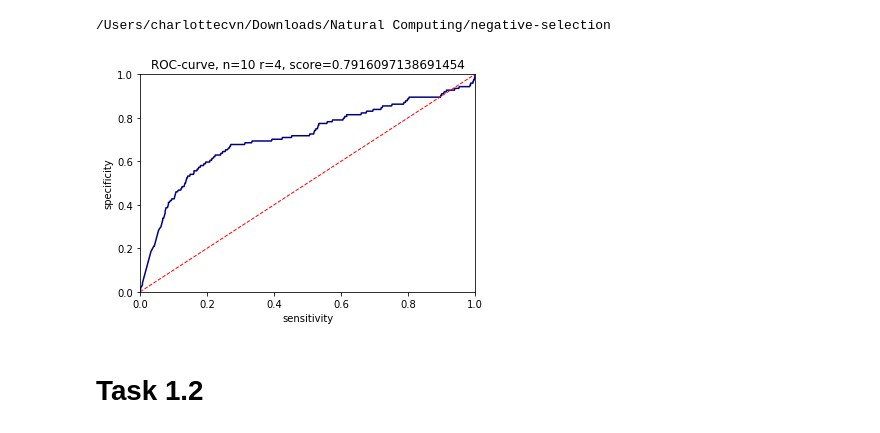
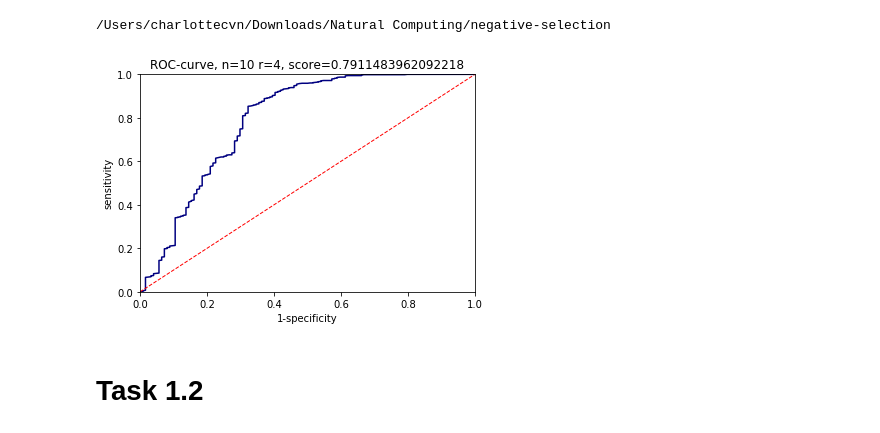
Before and after one commit to angelinabudiarto/NaturalComputing-RU, a Jupyter notebook: Assignment-ArtificialImmuneSystems/negative-selection/task1.ipynb, the cells around one changed output. Saved outputs shown, nothing was run; the diff lists cells and outputs as text; code cells hidden in the pictures.

Commit message:
Changed labels in figures

```diff
--- a/Assignment-ArtificialImmuneSystems/negative-selection/task1.ipynb
+++ b/Assignment-ArtificialImmuneSystems/negative-selection/task1.ipynb
@@ -60,7 +60,7 @@ def specificity (distinct, results):
     for i in distinct:
         higher_score = [x for x in results if x < i]
         specificity_i = len(higher_score)/len(results)
-        specificity_distinct.append(specificity_i)
+        specificity_distinct.append(1-specificity_i)
     return specificity_distinct
 
 sensitivity_auc = sensitivity(distinct, tagalog_results)
@@ -68,22 +68,22 @@ specificity_auc = specificity(distinct, english_results)
 # %%
 labels = [0]*len(english_test)+[1]*len(tagalog_test)
 
-#auc_roc_score = metrics.auc(sorted(sensitivity_auc), sorted(specificity_auc))
-auc_roc_score = metrics.roc_auc_score(labels, merged_results)
+auc_roc_score = metrics.auc(specificity_auc, sensitivity_auc)
+#auc_roc_score = metrics.roc_auc_score(labels, merged_results)
 
-plt.plot(sorted(sensitivity_auc), sorted(specificity_auc),color='navy')
+plt.plot(sorted(specificity_auc), sorted(sensitivity_auc),color='navy')
 plt.plot([0, 1], [0, 1], color='red', lw=1, linestyle='--')
 plt.xlim([0.0, 1.0])
 plt.ylim([0.0, 1.0])
-plt.xlabel('sensitivity')
-plt.ylabel('specificity')
+plt.xlabel('1-specificity')
+plt.ylabel('sensitivity')
 plt.title(f"ROC-curve, n={n_value} r={r_value}, score={auc_roc_score}")
 
 plt.savefig('{}/task1-1_ROC_r{}.png'.format(os.path.join(os.getcwd(),'Task1'), r_value))
 
 plt.show()
 # %% [output]
-[figure, old version]
+[figure, new version]
 # %% [markdown]
 # Task 1.2
 # %%
```
Also changed, not shown: parts of 5 cells of this notebook.
